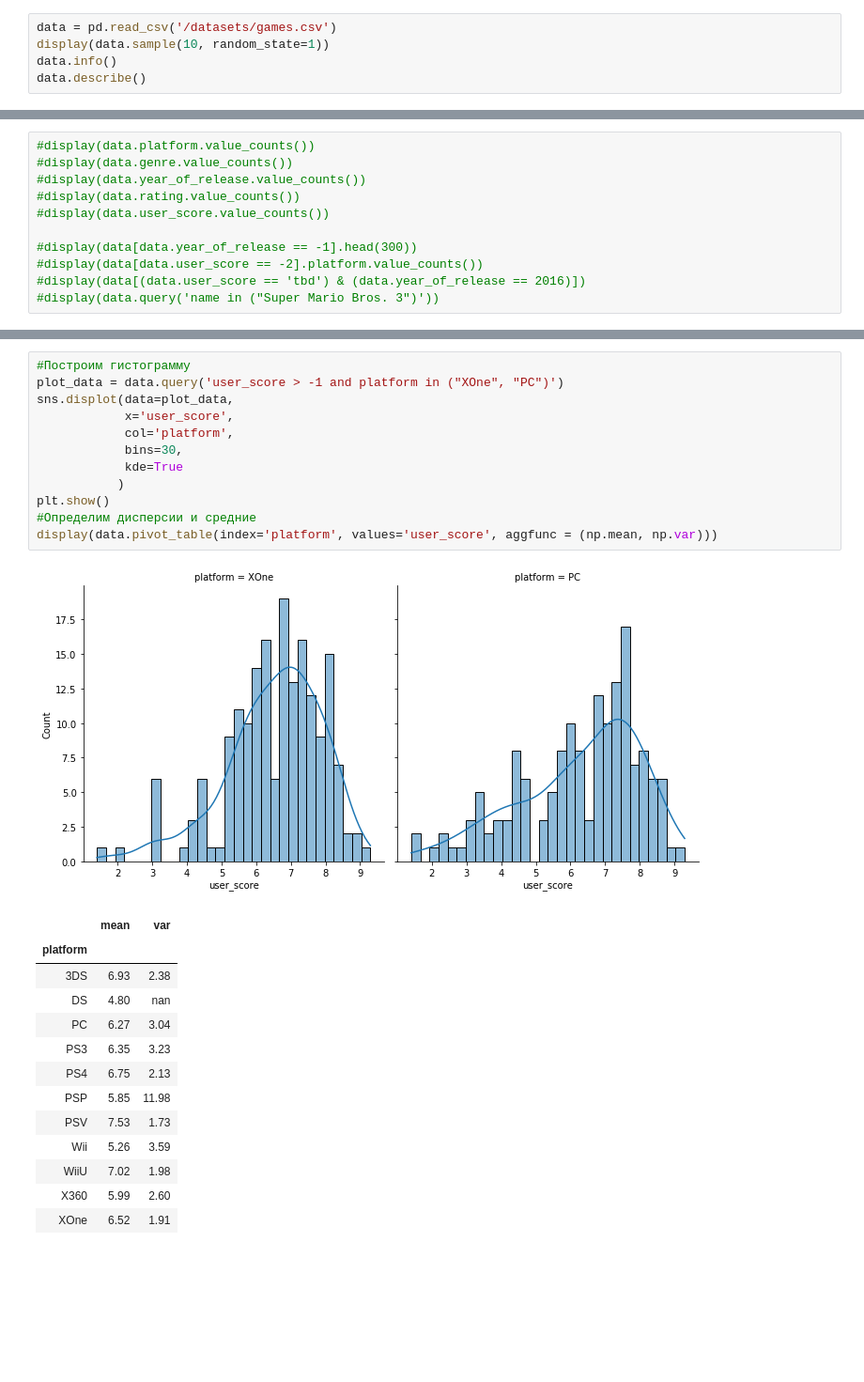
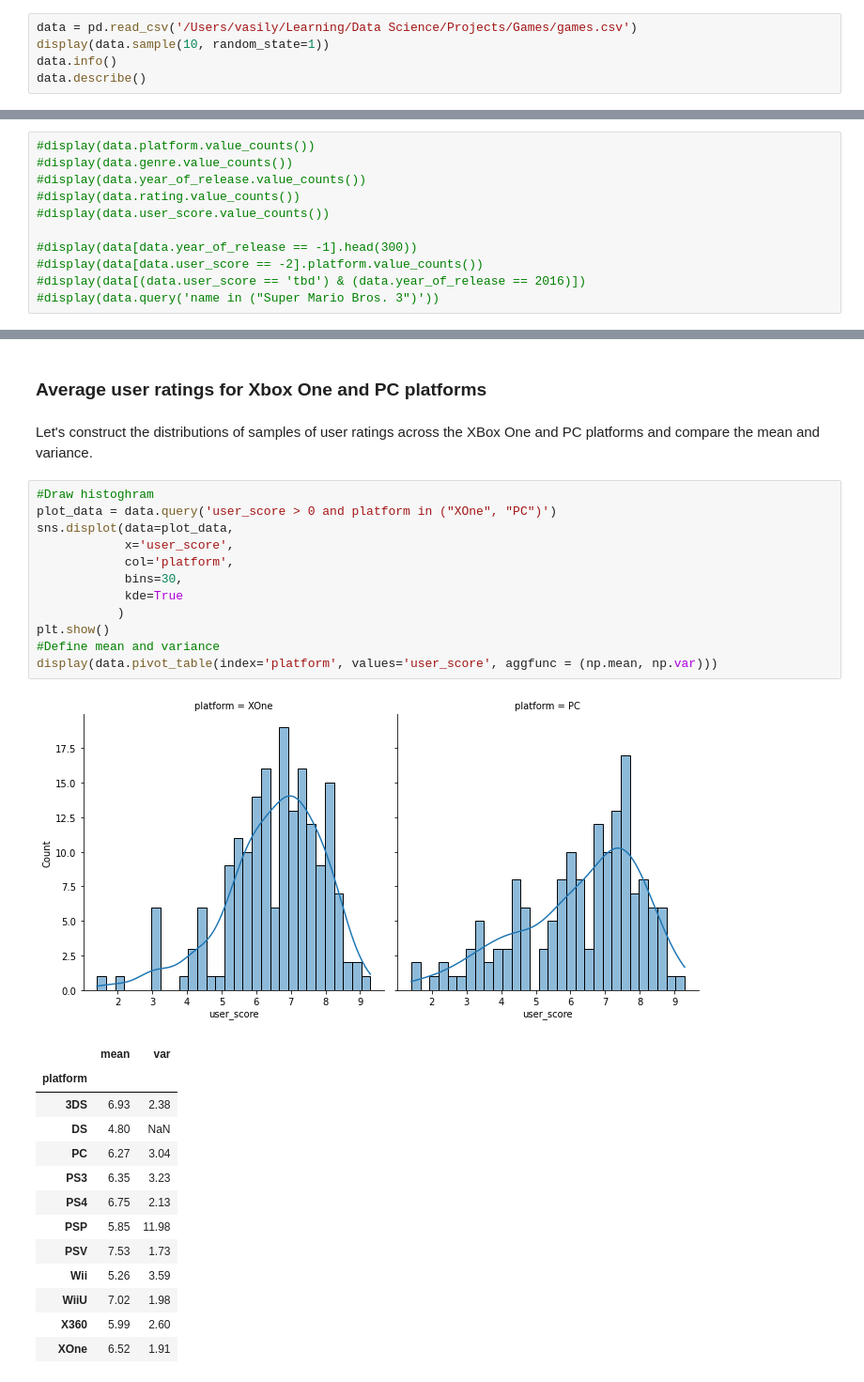
Before and after one commit to vascadagama/data-science-practicum, a Jupyter notebook: computer_games_research/Games_research.ipynb, the cells around one changed output, grey strips where cells are left out. Shown at 94% size. Cells and saved outputs as stored; diff of their text form; blank space fills up the shorter version.

```diff
--- a/computer_games_research/Games_research.ipynb
+++ b/computer_games_research/Games_research.ipynb
@@ -45,7 +45,7 @@ import seaborn as sns
 pd.set_option('display.float_format', '{:,.2f}'.format)
 pd.set_option('display.max_rows', 500)
 # %%
-data = pd.read_csv('/datasets/games.csv')
+data = pd.read_csv('/Users/vasily/Learning/Data Science/Projects/Games/games.csv')
 display(data.sample(10, random_state=1))
 data.info()
 data.describe()
@@ -601,21 +601,25 @@ plt.show()
+# %% [markdown]
+### Average user ratings for Xbox One and PC platforms
+# %% [markdown]
+Let's construct the distributions of samples of user ratings across the XBox One and PC platforms and compare the mean and variance.
 # %%
-#Построим гистограмму
-plot_data = data.query('user_score > -1 and platform in ("XOne", "PC")')
+#Draw histoghram
+plot_data = data.query('user_score > 0 and platform in ("XOne", "PC")')
 sns.displot(data=plot_data,
             x='user_score',
             col='platform',
             bins=30,
             kde=True
            )
 plt.show()
-#Определим дисперсии и средние
+#Define mean and variance
 display(data.pivot_table(index='platform', values='user_score', aggfunc = (np.mean, np.var)))
 # %% [output]
-[figure, old version]
+[figure, new version]
 |  | mean | var |
 | platform |  |  |
 | 3DS | 6.93 | 2.38 |
-| DS | 4.80 | nan |
+| DS | 4.80 | NaN |
 | PC | 6.27 | 3.04 |
 | PS3 | 6.35 | 3.23 |
 | PS4 | 6.75 | 2.13 |
```
Also changed, not shown: parts of 89 cells of this notebook.
